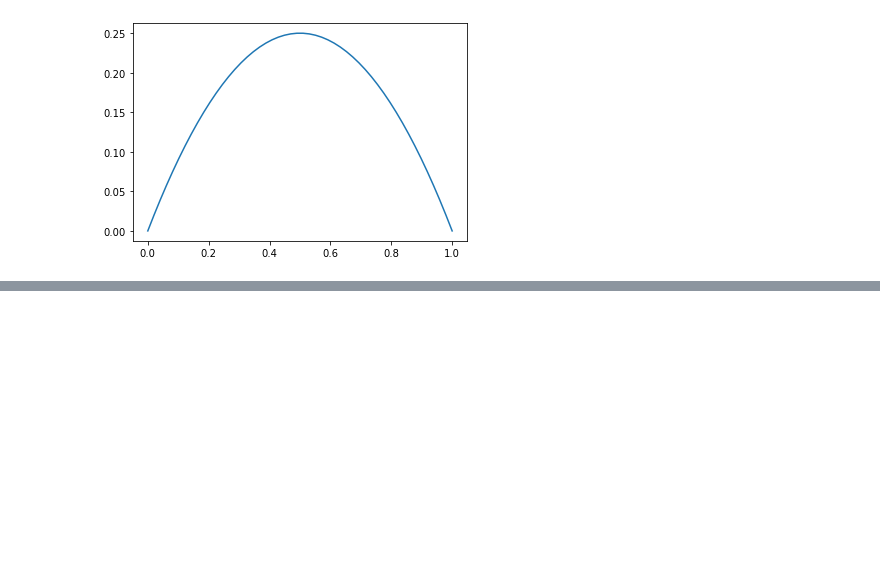
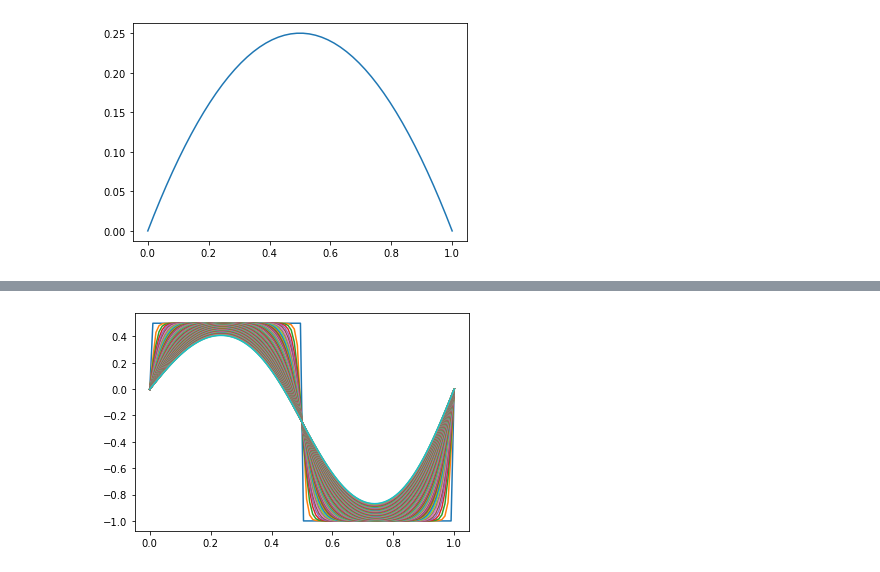
Before and after one commit to richmf/NotitasFisComp25-2, a Jupyter notebook: Untitled.ipynb, the cells around one changed output, grey strips where cells are left out. Cells and saved outputs as stored; diff of their text form; code cells hidden in the pictures; blank space fills up the shorter version.

```diff
--- a/Untitled.ipynb
+++ b/Untitled.ipynb
@@ -65,0 +84,6 @@ plt.show()
+# %%
+for i in range(100):
+    plt.plot(x,Psi_xt[:,i])
+plt.show()
+# %% [output]
+[figure, added]
```
Also changed, not shown: parts of 5 cells of this notebook.
